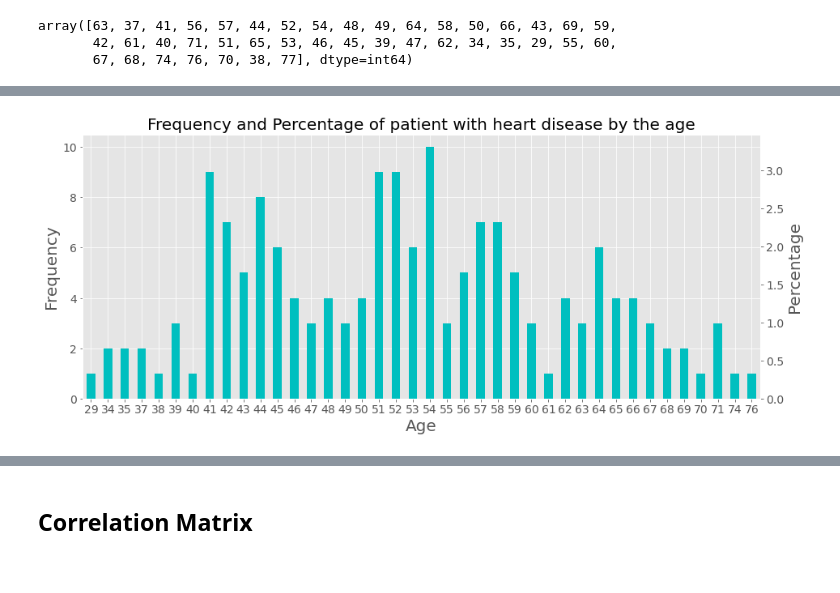
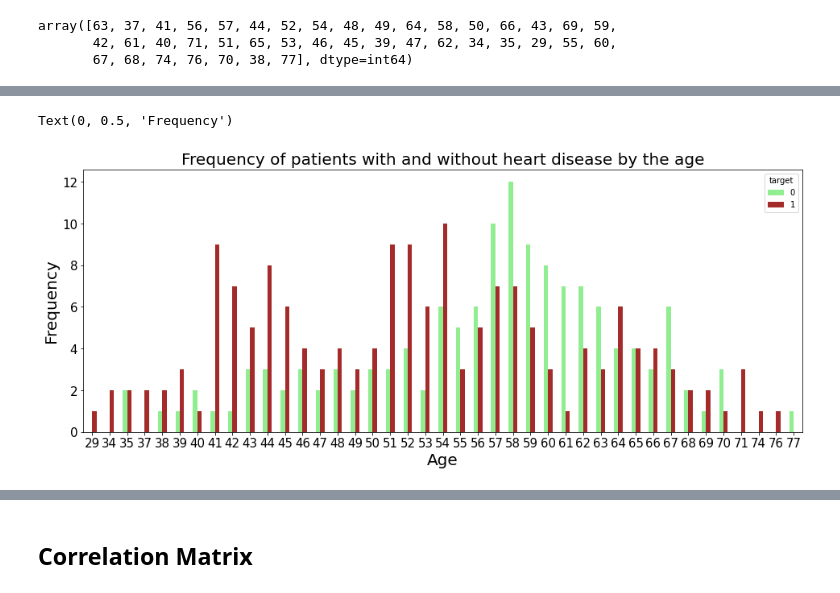
Before and after one commit to trs96/MLDA, a Jupyter notebook: Project.ipynb, the cells around one changed output, grey strips where cells are left out. Saved outputs shown, nothing was run; the diff lists cells and outputs as text; code cells hidden in the pictures.

```diff
--- a/Project.ipynb
+++ b/Project.ipynb
@@ -109,23 +174,3 @@ df['age'].unique()
 array([63, 37, 41, 56, 57, 44, 52, 54, 48, 49, 64, 58, 50, 66, 43, 69, 59,
        42, 61, 40, 71, 51, 65, 53, 46, 45, 39, 47, 62, 34, 35, 29, 55, 60,
        67, 68, 74, 76, 70, 38, 77], dtype=int64)
-# %%
-m = len(df[df.sex == 1])
-f = len(df[df.sex == 0])
-
-#Plot disribution of genders overall
-size = [m, f]
-colors = ['lightblue', 'salmon']
-labels = "Male", "Female"
-#explode = [0, 0.01] #checke nicht wofür das gut sein soll
-
-circle = plt.Circle((0, 0), 0.7, color = 'white')
-
-plt.rcParams['figure.figsize'] = (8, 8)
-#plt.pie(size, colors = colors, labels = labels, shadow = True, explode = explode, autopct = '%.2f%%')
-plt.pie(size, colors = colors, labels = labels, shadow = True, autopct = '%.2f%%')
-plt.title('Distribution of Gender', fontsize = 20)
-p = plt.gcf()
-p.gca().add_artist(circle)
-plt.legend()
-plt.show()
@@ -146,23 +177,22 @@ plt.xticks(rotation=0);
 # %%
-#Plot the frequency of patients with heart disease
-ax = df[df['target'] == 1]['age'].value_counts().sort_index().plot.bar(
-    figsize=(15, 6),
-    fontsize= 14,
-    rot=0,
-    color='c')
-ax.set_title("Frequency and Percentage of patient with heart disease by the age", fontsize=20)
+#Plot the frequency of patients with and without heart disease by the age
+
+#ax = df[df['target'] == 1]['age'].value_counts().sort_index().plot.bar(figsize=(15, 6), fontsize= 15, rot=0, color='steelblue')
+ax = pd.crosstab(df["age"], df["target"]).plot.bar(figsize=(16, 6), fontsize= 15, rot=0, color=['lightgreen','brown'])
+ax.set_title("Frequency of patients with and without heart disease by the age", fontsize=20)
 ax.set_xlabel("Age", fontsize=20)
 ax.set_ylabel("Frequency", fontsize=20)
 
-ax2 = ax.twinx()
+################################
+# Verstehe halt nicht wie das umgesetzt wird, und ob das mit df = df_hd.append(df_whd) wichtig für einen richtigen plot ist?
 
-#Plot the bar chart of the percentage of patient with heart disease
-ax2 = ((df[df['target'] == 1]['age'].value_counts() / len(df)) * 100).sort_index().plot.bar(
-    figsize=(15, 6),
-    fontsize= 14,
-    rot=0,
-    color='c')
-ax2.set_ylabel("Percentage", fontsize=20)
-plt.grid()
+# df_hd = df[df["target"] == 1]  # dataframe of Heart diseases
+# df_whd = df[df["target"] == 0]  # dataframe of Without Heart diseases
+# df = df_hd.append(df_whd)
+# pd.crosstab(df["age"], df["target"]).plot(kind="bar", figsize=(20, 6))
+# plt.title("Heart Disease Frequency for Ages")
+# plt.xlabel("Age")
+# plt.ylabel("Frequency")
 # %% [output]
+Text(0, 0.5, 'Frequency')
-[figure, old version]
+[figure, new version]
```
Also changed, not shown: parts of 26 cells of this notebook.
